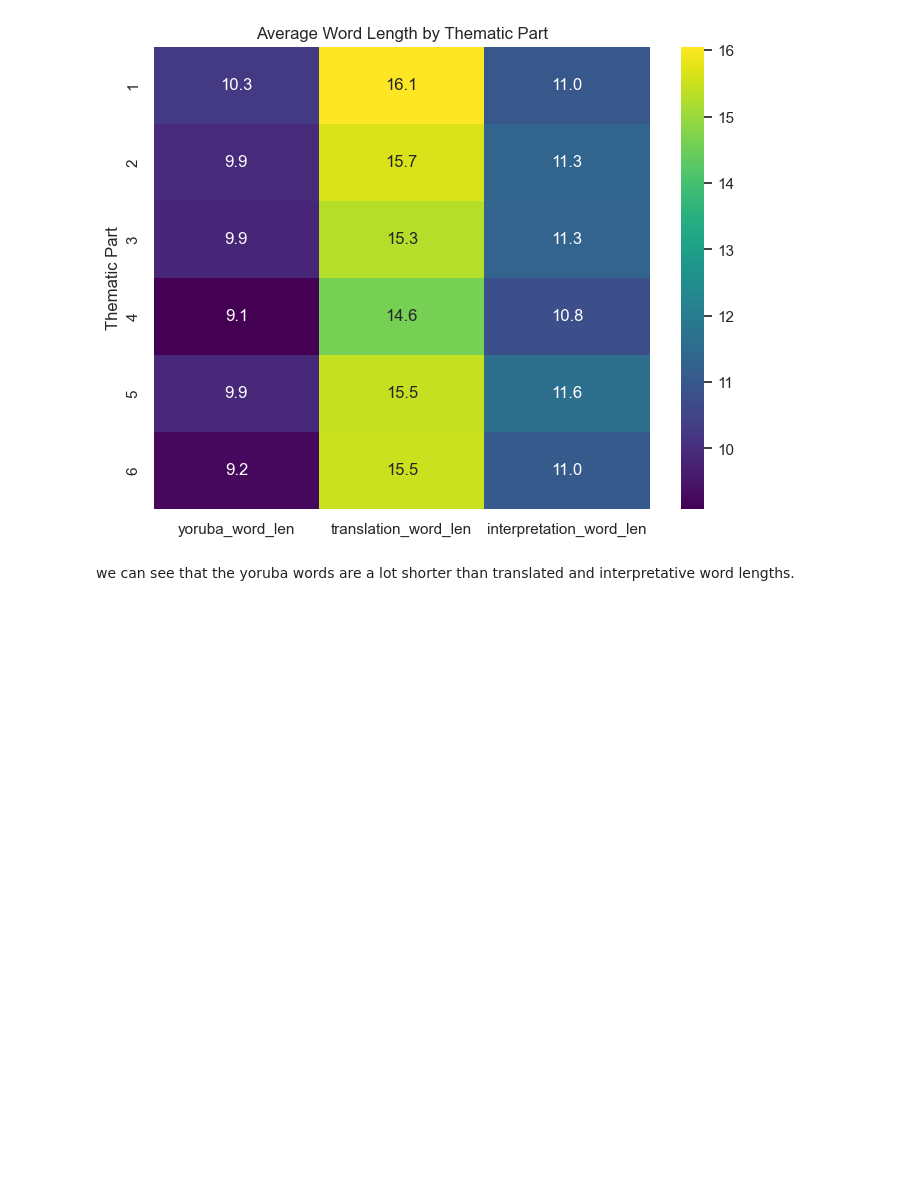
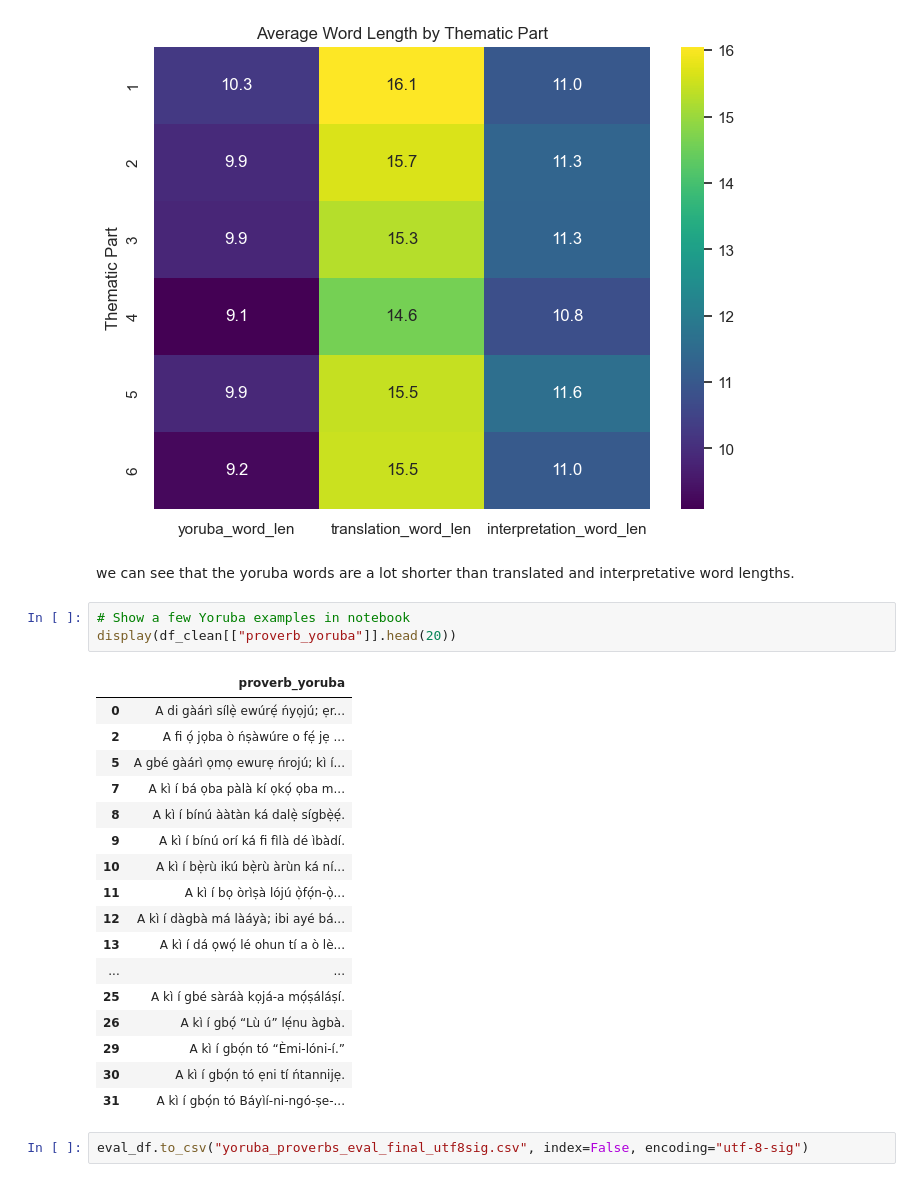
Before and after one commit to tmo2000/Final-Year-Project, a Jupyter notebook: 3.1.cleaning.ipynb, the cells around one changed output. Drawn from its saved outputs; the diff is of its cells as text; blank space fills up the shorter version.

```diff
--- a/3.1.cleaning.ipynb
+++ b/3.1.cleaning.ipynb
@@ -415,3 +374,26 @@ plt.show()
 [figure]
 # %% [markdown]
 we can see that the yoruba words are a lot shorter than translated and interpretative word lengths.
+# %%
+# Show a few Yoruba examples in notebook
+display(df_clean[["proverb_yoruba"]].head(20))
+# %% [output]
+|  | proverb_yoruba |
+| 0 | A di gàárì sílẹ̀ ewúrẹ́ ńyọjú; ẹr... |
+| 2 | A fi ọ́ jọba ò ńṣàwúre o fẹ́ jẹ ... |
+| 5 | A gbé gàárì ọmọ ewurẹ ńrojú; kì í... |
+| 7 | A kì í bá ọba pàlà kí ọkọ́ ọba m... |
+| 8 | A kì í bínú ààtàn ká dalẹ̀ sígbẹ̀ẹ́. |
+| 9 | A kì í bínú orí ká fi fìlà dé ìbàdí. |
+| 10 | A kì í bẹ̀rù ikú bẹ̀rù àrùn ká ní... |
+| 11 | A kì í bọ òrìṣà lójú ọ̀fọ́n-ọ̀... |
+| 12 | A kì í dàgbà má làáyà; ibi ayé bá... |
+| 13 | A kì í dá ọwọ́ lé ohun tí a ò lè... |
+| ... | ... |
+| 25 | A kì í gbé sàráà kọjá-a mọ́ṣáláṣí. |
+| 26 | A kì í gbọ́ “Lù ú” lẹ́nu àgbà. |
+| 29 | A kì í gbọ́n tó “Èmi-lóni-í.” |
+| 30 | A kì í gbọ́n tó ẹni tí ńtannijẹ. |
+| 31 | A kì í gbọ́n tó Báyìí-ni-ngó-ṣe-... |
+# %%
+eval_df.to_csv("yoruba_proverbs_eval_final_utf8sig.csv", index=False, encoding="utf-8-sig")
```
Also changed, not shown: parts of 10 cells of this notebook, 4 other files.
